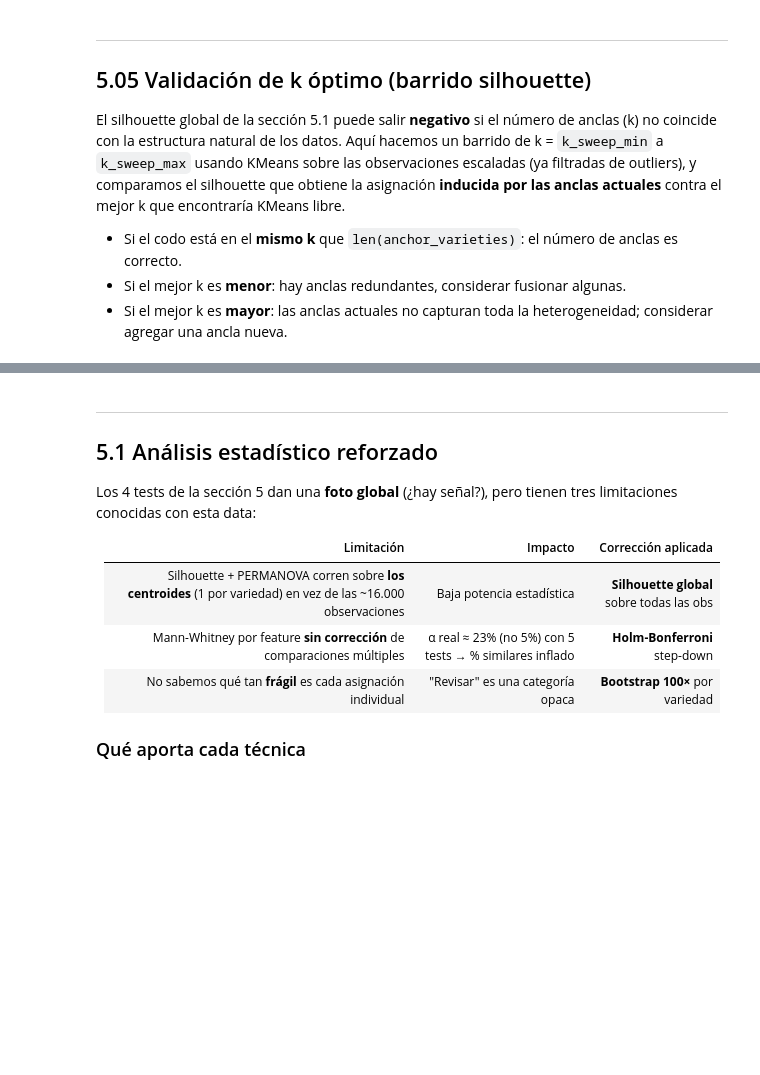
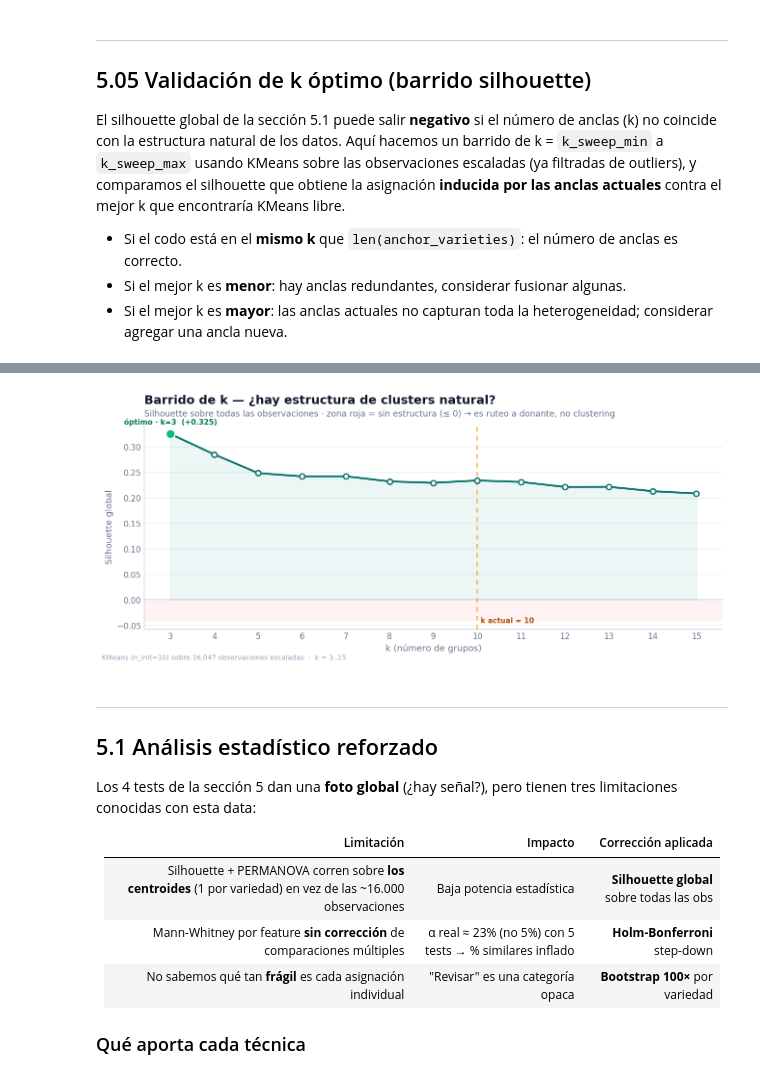
Before and after one commit to abantodca/ml_random_forest, a Jupyter notebook: notebooks/experiment_variety_anchor_routing.ipynb, the cells around one changed output, grey strips where cells are left out. Saved outputs shown, nothing was run; the diff lists cells and outputs as text; code cells hidden in the pictures; blank space fills up the shorter version.

```diff
--- a/notebooks/experiment_variety_anchor_routing.ipynb
+++ b/notebooks/experiment_variety_anchor_routing.ipynb
@@ -742,7 +1034,9 @@ for k in k_range:
 
 best_k = k_range[int(np.argmax(sil_scores_k))]
 best_sil = max(sil_scores_k)
-sil_at_current = sil_scores_k[k_range.index(k_current)] if k_current in k_range else float("nan")
+sil_at_current = (
+    sil_scores_k[k_range.index(k_current)] if k_current in k_range else float("nan")
+)
 
 print()
 print(f"  Mejor k (KMeans libre):   k={best_k}  silhouette={best_sil:+.4f}")
@@ -753,19 +1047,78 @@ if abs(delta_k) <= 1:
 elif delta_k < 0:
     verdict_k = f"⚠ Posible redundancia: óptimo k={best_k} < actual k={k_current}"
 else:
-    verdict_k = f"⚠ Heterogeneidad no cubierta: óptimo k={best_k} > actual k={k_current}"
+    verdict_k = (
+        f"⚠ Heterogeneidad no cubierta: óptimo k={best_k} > actual k={k_current}"
+    )
 print(f"  Veredicto: {verdict_k}")
 
-# Gráfico del codo
-fig, ax = plt.subplots(figsize=(10, 4))
-ax.plot(k_range, sil_scores_k, marker="o", linewidth=2)
-ax.axvline(k_current, color="#f59e0b", linestyle="--", label=f"k actual = {k_current}")
-ax.axvline(best_k, color="#10b981", linestyle="--", label=f"k óptimo = {best_k}")
-ax.set_xlabel("k (número de clusters)")
+# Gráfico del codo — silhouette vs k (estilo tablero)
+fig, ax = plt.subplots(figsize=(11, 4.8))
+
+# Zona "sin estructura de clusters" (silhouette ≤ 0) sombreada muy tenue
+ax.axhspan(min(min(sil_scores_k), -0.02) - 0.02, 0.0, color="#fef2f2", zorder=0)
+ax.axhline(0.0, color=SPINE, linewidth=1.0, zorder=1)
+
+ax.plot(k_range, sil_scores_k, color="#0f766e", linewidth=2.4, zorder=4)
+ax.fill_between(k_range, sil_scores_k, 0, color="#0d9488", alpha=0.08, zorder=2)
+ax.scatter(
+    k_range,
+    sil_scores_k,
+    s=42,
+    color="white",
+    edgecolor="#0f766e",
+    linewidth=1.8,
+    zorder=5,
+)
+
+# Resaltar k óptimo y k actual
+ax.scatter(
+    [best_k],
+    [best_sil],
+    s=130,
+    color="#10b981",
+    edgecolor="white",
+    linewidth=1.6,
+    zorder=6,
+)
+ax.annotate(
+    f"óptimo · k={best_k}  ({best_sil:+.3f})",
+    xy=(best_k, best_sil),
+    xytext=(0, 12),
+    textcoords="offset points",
+    ha="center",
+    fontsize=9,
+    fontweight="700",
+    color="#047857",
+)
+ax.axvline(k_current, color="#f59e0b", linestyle=(0, (4, 4)), linewidth=1.4, zorder=3)
+ax.annotate(
+    f"k actual = {k_current}",
+    xy=(k_current, ax.get_ylim()[0]),
+    xytext=(4, 6),
+    textcoords="offset points",
+    ha="left",
+    va="bottom",
+    fontsize=9,
+    fontweight="700",
+    color="#b45309",
+)
+
+ax.set_xlabel("k (número de grupos)")
 ax.set_ylabel("Silhouette global")
-ax.set_title("Barrido de k óptimo — curva codo")
-ax.legend()
-ax.grid(True, alpha=0.3)
+ax.set_xticks(k_range)
+_despine(ax, left=True)
+ax.yaxis.grid(True, color=GRID, linewidth=1.2)
+ax.set_axisbelow(True)
+_titles(
+    ax,
+    "Barrido de k — ¿hay estructura de clusters natural?",
+    "Silhouette sobre todas las observaciones · zona roja = sin estructura (≤ 0) → es ruteo a donante, no clustering",
+)
+_footnote(
+    fig,
+    f"KMeans (n_init=10) sobre {len(X_all_k):,} observaciones escaladas  ·  k = {k_range[0]}..{k_range[-1]}",
+)
 plt.tight_layout()
 plt.show()
 # %% [output]
@@ -792,3 +1145,4 @@ Barrido k = 3..15  (k actual = 11)
+[figure, added]
 # %% [markdown]
 ---
 ## 5.1 Análisis estadístico reforzado
```
Also changed, not shown: parts of 15 cells of this notebook, 13 other files.
